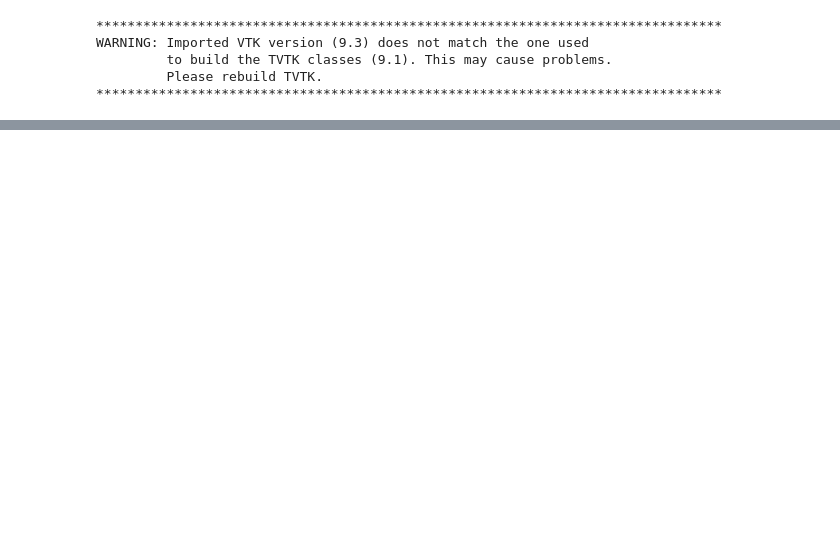
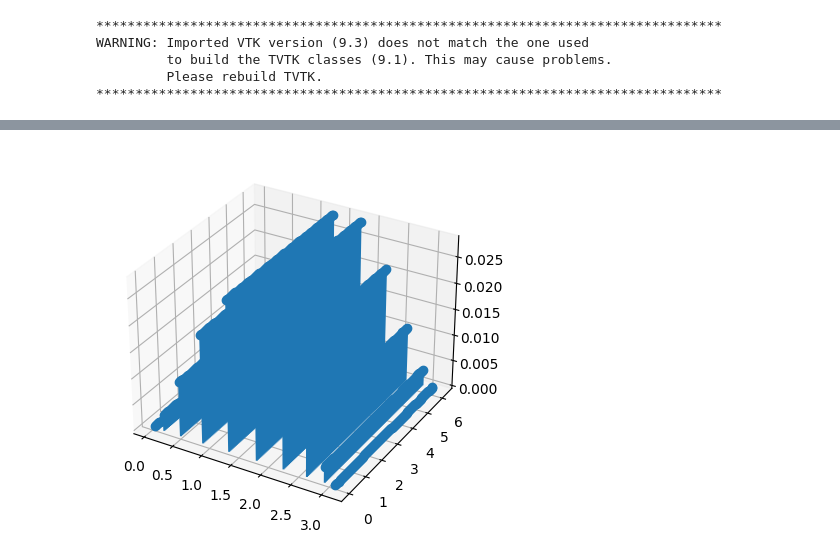
Before and after one commit to jakobtkn/ggqpy, a Jupyter notebook: ex_sphere.ipynb, the cells around one changed output, grey strips where cells are left out. Cells and saved outputs as stored; diff of their text form; code cells hidden in the pictures; blank space fills up the shorter version.

```diff
--- a/ex_sphere.ipynb
+++ b/ex_sphere.ipynb
@@ -27,0 +39,9 @@ x_disc,y_disc,w_disc,x_loc,y_loc = disc.naive_discretize2d(N_disc, Interval(0,2*
+# %%
+
+disc = Discretizer()
+theta_d,phi_d,w_d,theta_l,phi_l = disc.naive_discretize2d_sphere(10, 100)
+fig, ax = plt.subplots(subplot_kw=dict(projection='3d'))
+markerline, stemlines, baseline = ax.stem(theta_d,phi_d,w_d, basefmt=" ")
+plt.show()
+# %% [output]
+[figure, added]
```
Also changed, not shown: parts of 12 cells of this notebook, 4 other files.
